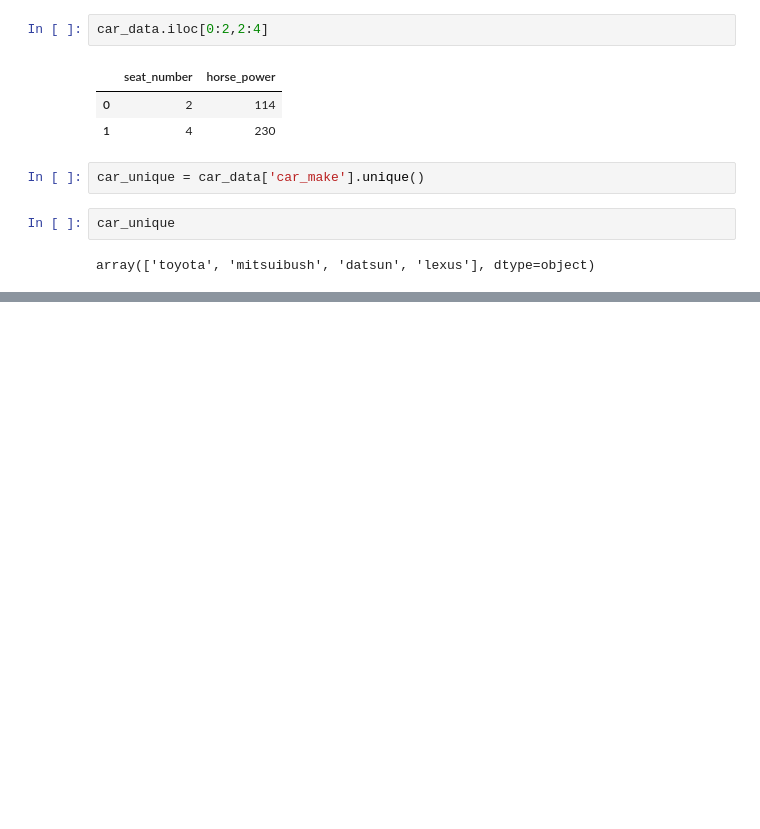
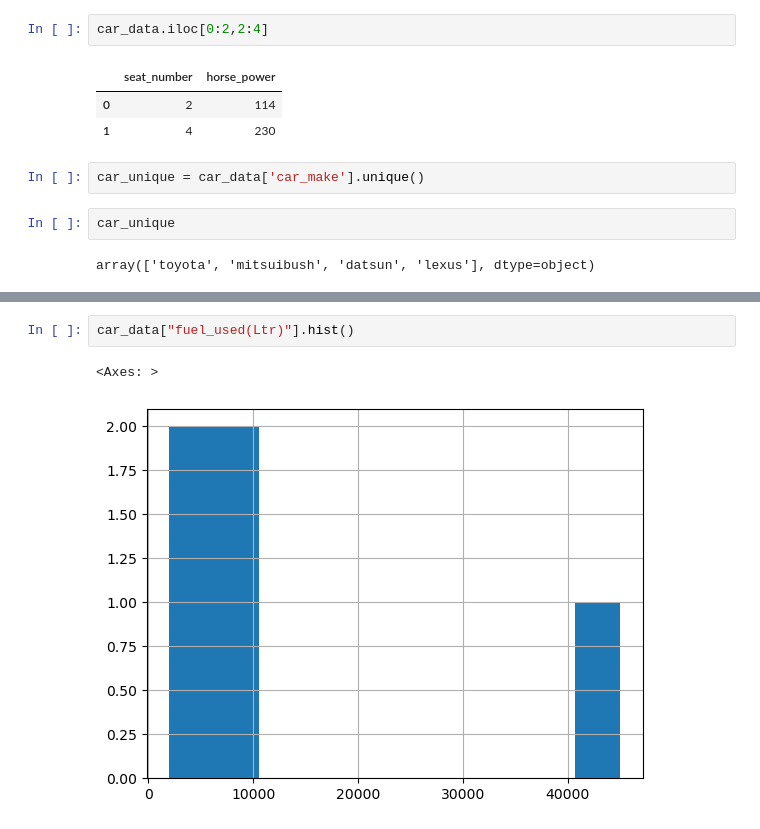
Before and after one commit to henorch/matplotlib, a Jupyter notebook: Working With Pandas.ipynb, the cells around one changed output, grey strips where cells are left out. Cells and saved outputs as stored; diff of their text form; blank space fills up the shorter version.

```diff
--- a/Working With Pandas.ipynb
+++ b/Working With Pandas.ipynb
@@ -85,0 +102,5 @@ array(['toyota', 'mitsuibush', 'datsun', 'lexus'], dtype=object)
+# %%
+car_data["fuel_used(Ltr)"].hist()
+# %% [output]
+<Axes: >
+[figure, added]
```
Also changed, not shown: parts of 11 cells of this notebook, 4 other files.
